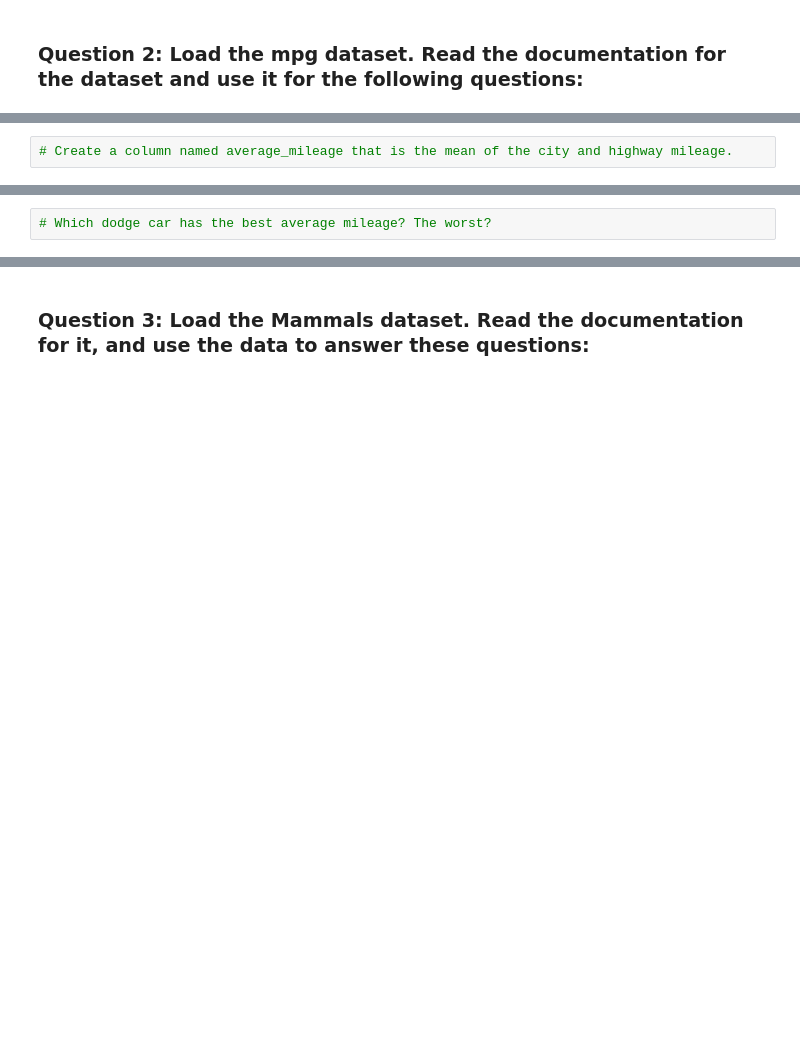
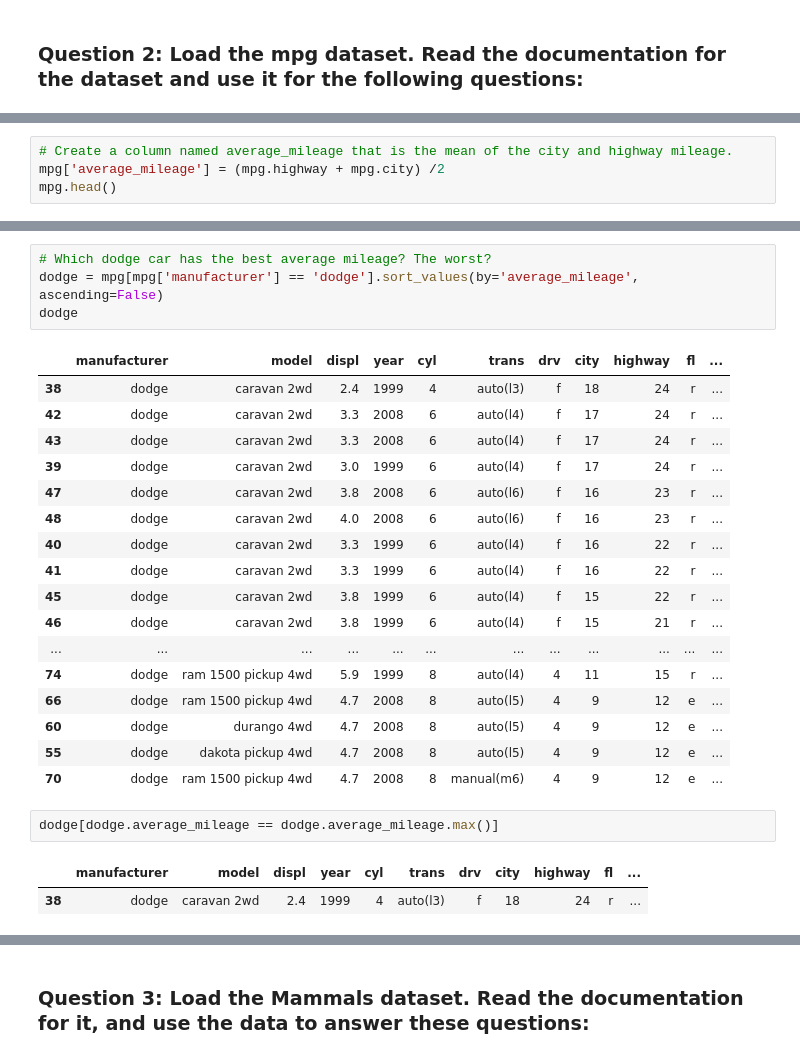
Before and after one commit to NikkideVries/ds-libraries-exercises, a Jupyter notebook: dataframes.ipynb, the cells around one changed output, grey strips where cells are left out. Cells and saved outputs as stored; diff of their text form; blank space fills up the shorter version.

```diff
--- a/dataframes.ipynb
+++ b/dataframes.ipynb
@@ -99,2 +349,4 @@ new_df
 # %%
 # Create a column named average_mileage that is the mean of the city and highway mileage.
+mpg['average_mileage'] = (mpg.highway + mpg.city) /2
+mpg.head()
@@ -101,2 +360,27 @@ new_df
 # %%
 # Which dodge car has the best average mileage? The worst?
+dodge = mpg[mpg['manufacturer'] == 'dodge'].sort_values(by='average_mileage', ascending=False)
+dodge
+# %% [output]
+|  | manufacturer | model | displ | year | cyl | trans | drv | city | highway | fl | ... |
+| 38 | dodge | caravan 2wd | 2.4 | 1999 | 4 | auto(l3) | f | 18 | 24 | r | ... |
+| 42 | dodge | caravan 2wd | 3.3 | 2008 | 6 | auto(l4) | f | 17 | 24 | r | ... |
+| 43 | dodge | caravan 2wd | 3.3 | 2008 | 6 | auto(l4) | f | 17 | 24 | r | ... |
+| 39 | dodge | caravan 2wd | 3.0 | 1999 | 6 | auto(l4) | f | 17 | 24 | r | ... |
+| 47 | dodge | caravan 2wd | 3.8 | 2008 | 6 | auto(l6) | f | 16 | 23 | r | ... |
+| 48 | dodge | caravan 2wd | 4.0 | 2008 | 6 | auto(l6) | f | 16 | 23 | r | ... |
+| 40 | dodge | caravan 2wd | 3.3 | 1999 | 6 | auto(l4) | f | 16 | 22 | r | ... |
+| 41 | dodge | caravan 2wd | 3.3 | 1999 | 6 | auto(l4) | f | 16 | 22 | r | ... |
+| 45 | dodge | caravan 2wd | 3.8 | 1999 | 6 | auto(l4) | f | 15 | 22 | r | ... |
+| 46 | dodge | caravan 2wd | 3.8 | 1999 | 6 | auto(l4) | f | 15 | 21 | r | ... |
+| ... | ... | ... | ... | ... | ... | ... | ... | ... | ... | ... | ... |
+| 74 | dodge | ram 1500 pickup 4wd | 5.9 | 1999 | 8 | auto(l4) | 4 | 11 | 15 | r | ... |
+| 66 | dodge | ram 1500 pickup 4wd | 4.7 | 2008 | 8 | auto(l5) | 4 | 9 | 12 | e | ... |
+| 60 | dodge | durango 4wd | 4.7 | 2008 | 8 | auto(l5) | 4 | 9 | 12 | e | ... |
+| 55 | dodge | dakota pickup 4wd | 4.7 | 2008 | 8 | auto(l5) | 4 | 9 | 12 | e | ... |
+| 70 | dodge | ram 1500 pickup 4wd | 4.7 | 2008 | 8 | manual(m6) | 4 | 9 | 12 | e | ... |
+# %%
+dodge[dodge.average_mileage == dodge.average_mileage.max()]
+# %% [output]
+|  | manufacturer | model | displ | year | cyl | trans | drv | city | highway | fl | ... |
+| 38 | dodge | caravan 2wd | 2.4 | 1999 | 4 | auto(l3) | f | 18 | 24 | r | ... |
```
Also changed, not shown: parts of 30 cells of this notebook.
